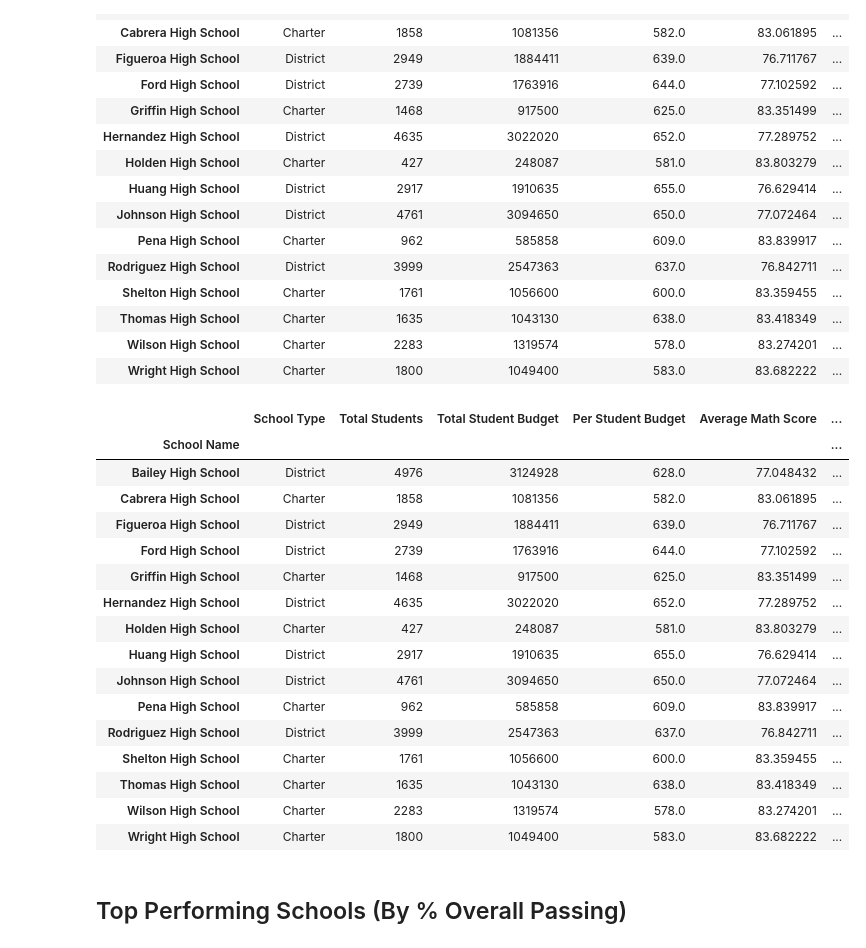
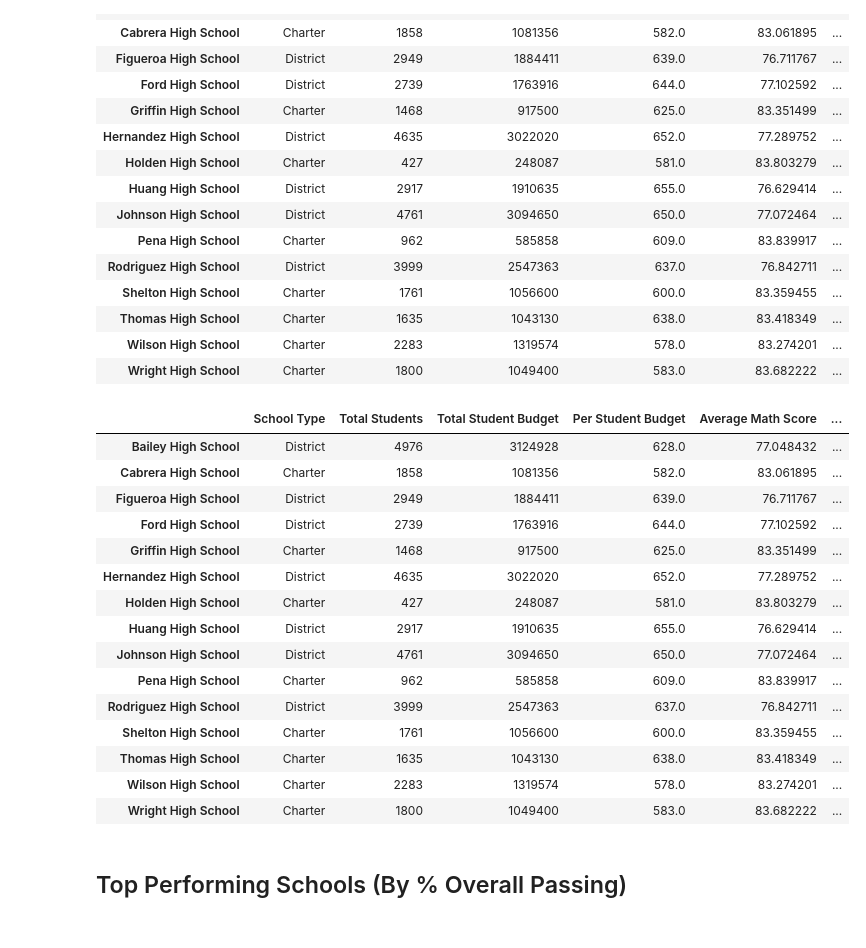
Before and after one commit to cieranmorris/Standardized-Testing-Data-Analysis, a Jupyter notebook: PyCitySchools/PyCitySchools_starter.ipynb, the cells around one changed output. Cells and saved outputs as stored; diff of their text form; code cells hidden in the pictures.

Commit message:
fixed school summary dataframe

```diff
--- a/PyCitySchools/PyCitySchools_starter.ipynb
+++ b/PyCitySchools/PyCitySchools_starter.ipynb
@@ -166,4 +162,4 @@ total_students_per_school = organized_school_summary_df["Total Students"]
 total_budget_per_school = organized_school_summary_df["Total Student Budget"]
 
 student_budget = total_budget_per_school / total_students_per_school
-student_budget
+school_type = school_data.set_index(["school_name"])["type"]
@@ -188,5 +165,0 @@ dtype: float64
-# %%
-#create new column in dataframe table
-#adjust table formatting later
-organized_school_summary_df["Per Student Budget"] = student_budget
-organized_school_summary_df
@@ -253,7 +208,3 @@ Thomas High School       83.418349
 Wilson High School       83.274201
 Wright High School       83.682222
 Name: math_score, dtype: float64
-# %%
-#create new column in output table
-organized_school_summary_df["Average Math Score"] = math_avg_per_school
-organized_school_summary_df
@@ -279,10 +212,6 @@ organized_school_summary_df
 #Define new variables, calculate average reading score per school
 reading_avg_per_school = grouped_school_summary_df["reading_score"].mean()
 reading_avg_per_school
-
-#create column in table output
-organized_school_summary_df["Average Reading Score"] = reading_avg_per_school
-organized_school_summary_df
 # %% [output]
 |  | School Type | Total Students | Total Student Budget | Per Student Budget | Average Math Score | ... |
 | School Name |  |  |  |  |  | ... |
@@ -401,28 +330,35 @@ organized_school_summary_df
 | Thomas High School | Charter | 1635 | 1043130 | 638.0 | 83.418349 | ... |
 | Wilson High School | Charter | 2283 | 1319574 | 578.0 | 83.274201 | ... |
 | Wright High School | Charter | 1800 | 1049400 | 583.0 | 83.682222 | ... |
-# %%
-#create new dataframe for it
-overall_school_summary_df = organized_school_summary_df
-overall_school_summary_df
-# %% [output]
-|  | School Type | Total Students | Total Student Budget | Per Student Budget | Average Math Score | ... |
-| School Name |  |  |  |  |  | ... |
-| Bailey High School | District | 4976 | 3124928 | 628.0 | 77.048432 | ... |
-| Cabrera High School | Charter | 1858 | 1081356 | 582.0 | 83.061895 | ... |
-| Figueroa High School | District | 2949 | 1884411 | 639.0 | 76.711767 | ... |
-| Ford High School | District | 2739 | 1763916 | 644.0 | 77.102592 | ... |
-| Griffin High School | Charter | 1468 | 917500 | 625.0 | 83.351499 | ... |
-| Hernandez High School | District | 4635 | 3022020 | 652.0 | 77.289752 | ... |
-| Holden High School | Charter | 427 | 248087 | 581.0 | 83.803279 | ... |
-| Huang High School | District | 2917 | 1910635 | 655.0 | 76.629414 | ... |
-| Johnson High School | District | 4761 | 3094650 | 650.0 | 77.072464 | ... |
-| Pena High School | Charter | 962 | 585858 | 609.0 | 83.839917 | ... |
-| Rodriguez High School | District | 3999 | 2547363 | 637.0 | 76.842711 | ... |
-| Shelton High School | Charter | 1761 | 1056600 | 600.0 | 83.359455 | ... |
-| Thomas High School | Charter | 1635 | 1043130 | 638.0 | 83.418349 | ... |
-| Wilson High School | Charter | 2283 | 1319574 | 578.0 | 83.274201 | ... |
-| Wright High School | Charter | 1800 | 1049400 | 583.0 | 83.682222 | ... |
+# %%
+#create new dataframe for above results
+overall_school_summary_df = pd.DataFrame({"School Type": school_type,
+                                          "Total Students":total_students_per_school,
+                                          "Total Student Budget": total_budget_per_school,
+                                          "Per Student Budget": student_budget,
+                                          "Average Math Score": math_avg_per_school,
+                                          "Average Reading Score": reading_avg_per_school,
+                                          "% Passing Math": percent_passing_math,
+                                          "% Passing Reading": percent_passing_reading,
+                                          "% Overall Passing": percent_passing_both_per_school})
+overall_school_summary_df
+# %% [output]
+|  | School Type | Total Students | Total Student Budget | Per Student Budget | Average Math Score | ... |
+| Bailey High School | District | 4976 | 3124928 | 628.0 | 77.048432 | ... |
+| Cabrera High School | Charter | 1858 | 1081356 | 582.0 | 83.061895 | ... |
+| Figueroa High School | District | 2949 | 1884411 | 639.0 | 76.711767 | ... |
+| Ford High School | District | 2739 | 1763916 | 644.0 | 77.102592 | ... |
+| Griffin High School | Charter | 1468 | 917500 | 625.0 | 83.351499 | ... |
+| Hernandez High School | District | 4635 | 3022020 | 652.0 | 77.289752 | ... |
+| Holden High School | Charter | 427 | 248087 | 581.0 | 83.803279 | ... |
+| Huang High School | District | 2917 | 1910635 | 655.0 | 76.629414 | ... |
+| Johnson High School | District | 4761 | 3094650 | 650.0 | 77.072464 | ... |
+| Pena High School | Charter | 962 | 585858 | 609.0 | 83.839917 | ... |
+| Rodriguez High School | District | 3999 | 2547363 | 637.0 | 76.842711 | ... |
+| Shelton High School | Charter | 1761 | 1056600 | 600.0 | 83.359455 | ... |
+| Thomas High School | Charter | 1635 | 1043130 | 638.0 | 83.418349 | ... |
+| Wilson High School | Charter | 2283 | 1319574 | 578.0 | 83.274201 | ... |
+| Wright High School | Charter | 1800 | 1049400 | 583.0 | 83.682222 | ... |
 # %% [markdown]
 ## Top Performing Schools (By % Overall Passing)
 # %% [markdown]
```
Also changed, not shown: parts of 4 cells of this notebook.
